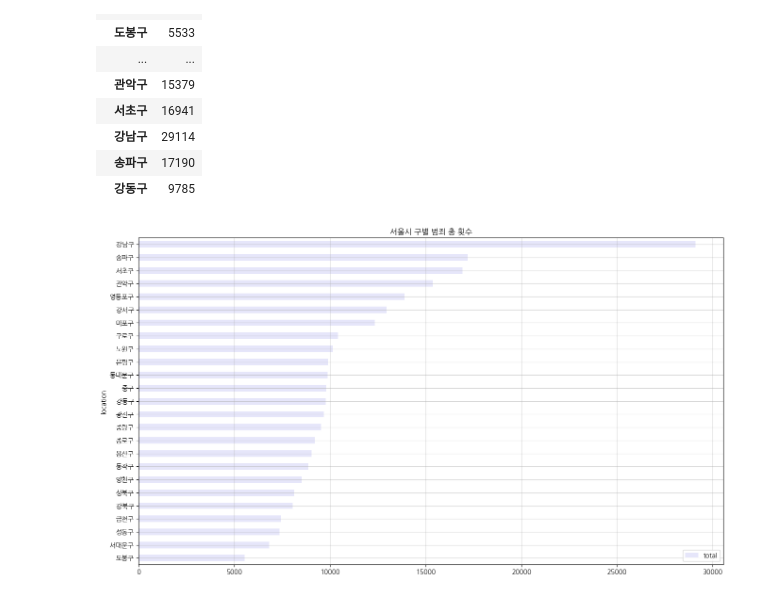
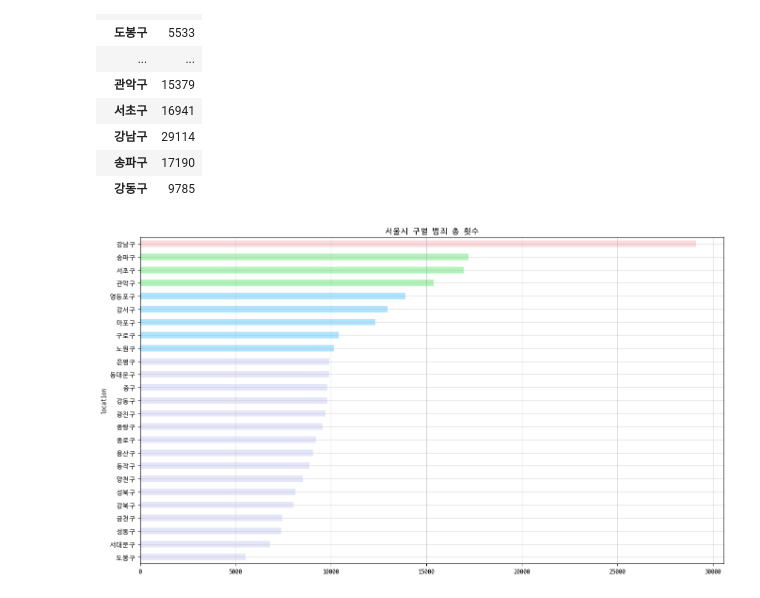
Before and after one commit to JeongHui-seong/py_hs01, a Jupyter notebook: 서울시CCTV와범죄율연관성.ipynb, the cells around one changed output. Cells and saved outputs as stored; diff of their text form; code cells hidden in the pictures.

```diff
--- a/서울시CCTV와범죄율연관성.ipynb
+++ b/서울시CCTV와범죄율연관성.ipynb
@@ -1,13 +13,17 @@
 # %%
 import pandas as pd
+import matplotlib
 import matplotlib.pyplot as plt
+import matplotlib.font_manager as fm
 import numpy as np
 import warnings
 
 # 모든 경고 숨기기
 warnings.filterwarnings("ignore")
 
-plt.rc('font', family = 'NanumGothic')
+d2_path = "dataset/D2Coding-Ver1.3.2-20180524.ttf"
+fm.fontManager.addfont(path=d2_path)
+matplotlib.rcParams["font.family"] = "D2Coding"
 
 pop_raw = pd.read_csv('dataset/서울연령별인구현황월간2024.csv',encoding = "EUC-KR")
 pop_data = pop_raw[['행정구역','2024년12월_계_총인구수']]
@@ -197,23 +230,24 @@ cri_data
 # %%
 def criColor(cri):
     if cri >= 20000:
         return '#FADADD'
     elif cri >= 15000:
         return '#B2F2BB'
     elif cri >= 10000:
         return '#AEE4FF'
     elif cri >= 5000:
         return '#E6E6FA'
     else:
         return '#FFDAB9'
 
+cri_data = cri_data.sort_values(by = 'total', ascending = True)
 cri_data['color'] = cri_data['total'].apply(criColor)
-cri_data = cri_data.sort_values(by = 'total', ascending = True)
-cri_data
+cri_data['color']
+# cri_data
 
-cri_data.plot(kind = 'barh', figsize = (16,9), color = cri_data['color'])
+cri_data['total'].plot(kind = 'barh', figsize = (16,9), color = cri_data['color'])
 plt.grid(alpha = 0.5)
 plt.title('서울시 구별 범죄 총 횟수')
 plt.show()
 # %% [output]
-[figure, old version]
+[figure, new version]
```
Also changed, not shown: parts of 5 cells of this notebook, 14 other files.
